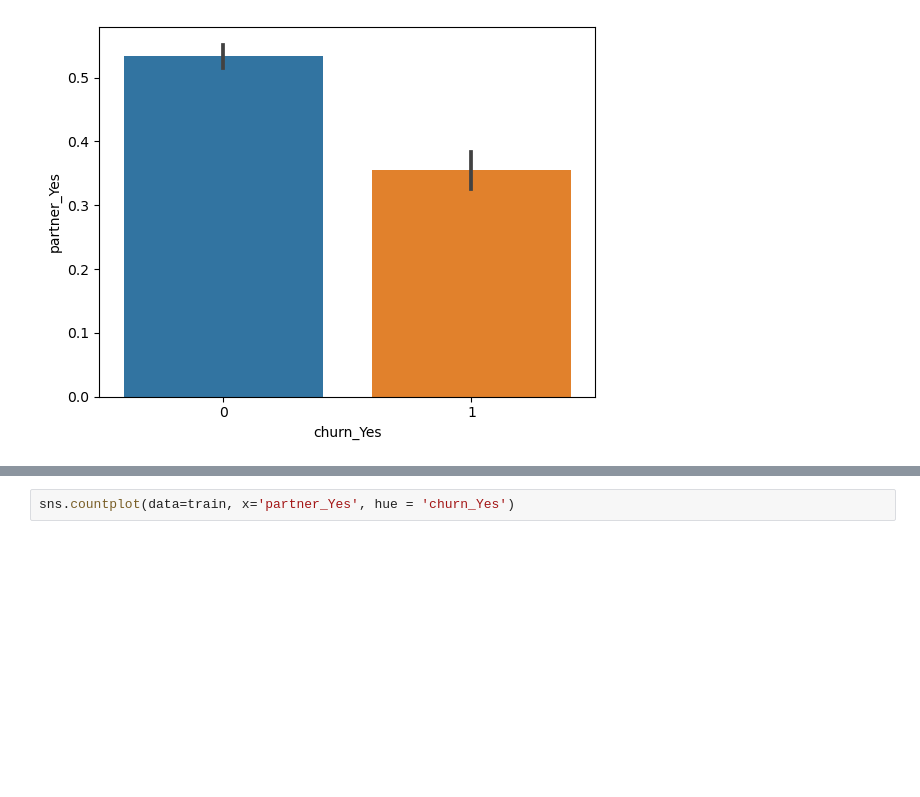
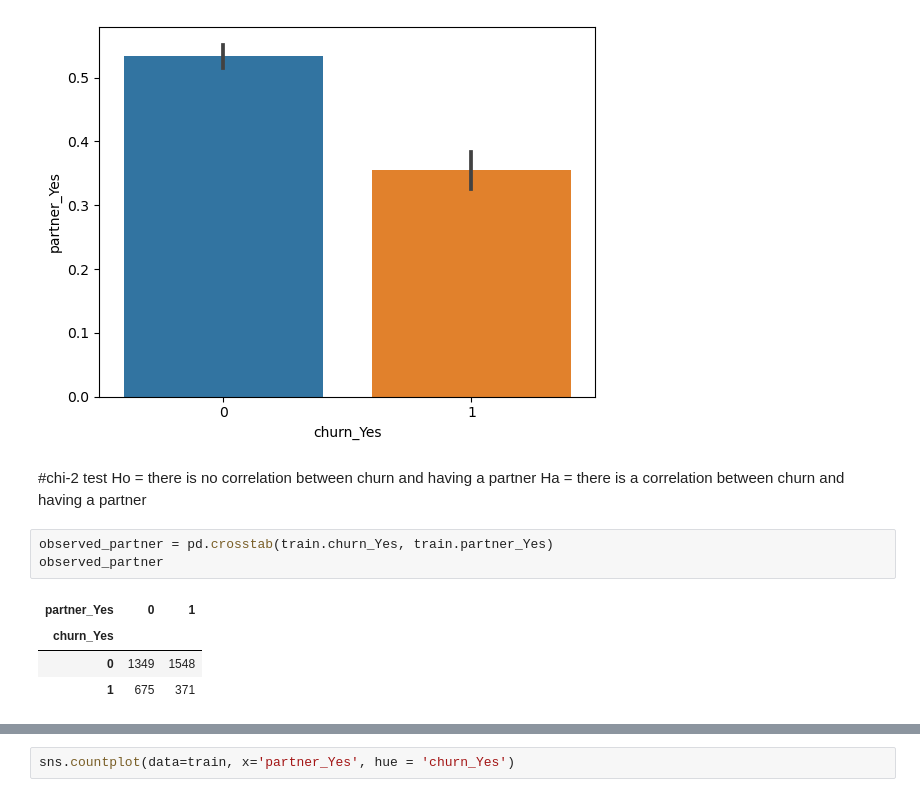
Before and after one commit to stephen-c-perry/Telco_Churn_Classification_Project, a Jupyter notebook: scratchwork_1.ipynb, the cells around one changed output, grey strips where cells are left out. Cells and saved outputs as stored; diff of their text form; blank space fills up the shorter version.

```diff
--- a/scratchwork_1.ipynb
+++ b/scratchwork_1.ipynb
@@ -300,3 +300,15 @@ sns.barplot(data = train, x = 'churn_Yes', y = 'partner_Yes')
 # %% [output]
 <AxesSubplot:xlabel='churn_Yes', ylabel='partner_Yes'>
 [figure]
+# %% [markdown]
+#chi-2 test
+Ho = there is no correlation between churn and having a partner
+Ha = there is a correlation between churn and having a partner
+# %%
+observed_partner = pd.crosstab(train.churn_Yes, train.partner_Yes)
+observed_partner
+# %% [output]
+| partner_Yes | 0 | 1 |
+| churn_Yes |  |  |
+| 0 | 1349 | 1548 |
+| 1 | 675 | 371 |
```
Also changed, not shown: parts of 23 cells of this notebook.
